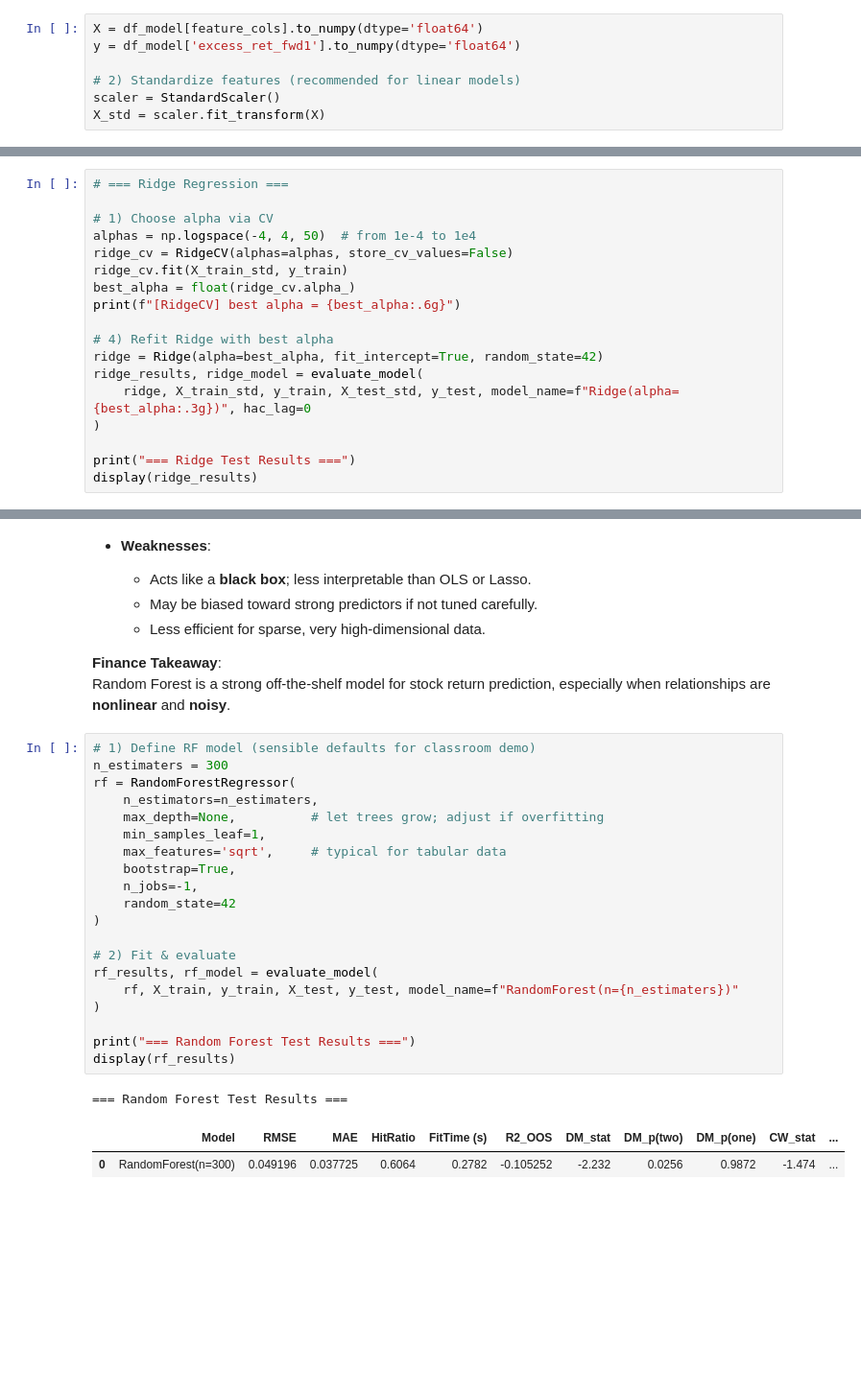
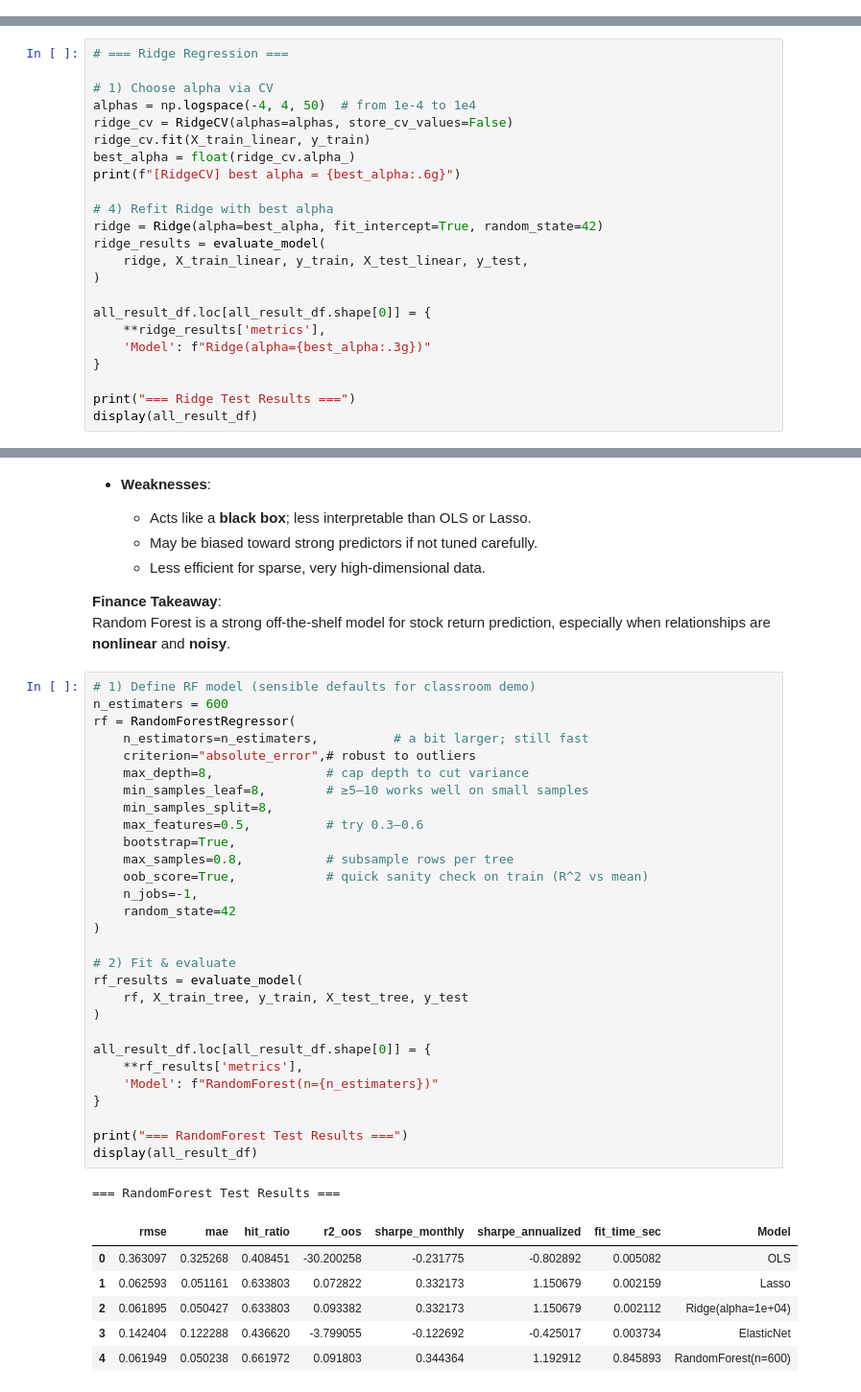
Before and after one commit to wangyouan/AIandFinance2025, a Jupyter notebook: lecture4_simple_algorithms_for_stock_return_prediction.ipynb, the cells around one changed output, grey strips where cells are left out. Shown: that part at 96% size. Saved outputs shown, nothing was run; the diff lists cells and outputs as text; blank space fills up the shorter version.

```diff
--- a/lecture4_simple_algorithms_for_stock_return_prediction.ipynb
+++ b/lecture4_simple_algorithms_for_stock_return_prediction.ipynb
@@ -468,7 +395,0 @@ Test : 2018-01-31 00:00:00 ~ 2020-11-30 00:00:00 123655
-# %%
-X = df_model[feature_cols].to_numpy(dtype='float64')
-y = df_model['excess_ret_fwd1'].to_numpy(dtype='float64')
-
-# 2) Standardize features (recommended for linear models)
-scaler = StandardScaler()
-X_std = scaler.fit_transform(X)
@@ -933,18 +814,23 @@ term_spread      -0.0
 # 1) Choose alpha via CV
 alphas = np.logspace(-4, 4, 50)  # from 1e-4 to 1e4
 ridge_cv = RidgeCV(alphas=alphas, store_cv_values=False)
-ridge_cv.fit(X_train_std, y_train)
+ridge_cv.fit(X_train_linear, y_train)
 best_alpha = float(ridge_cv.alpha_)
 print(f"[RidgeCV] best alpha = {best_alpha:.6g}")
 
 # 4) Refit Ridge with best alpha
 ridge = Ridge(alpha=best_alpha, fit_intercept=True, random_state=42)
-ridge_results, ridge_model = evaluate_model(
-    ridge, X_train_std, y_train, X_test_std, y_test, model_name=f"Ridge(alpha={best_alpha:.3g})", hac_lag=0
+ridge_results = evaluate_model(
+    ridge, X_train_linear, y_train, X_test_linear, y_test,
 )
 
+all_result_df.loc[all_result_df.shape[0]] = {
+    **ridge_results['metrics'],
+    'Model': f"Ridge(alpha={best_alpha:.3g})"
+}
+
 print("=== Ridge Test Results ===")
-display(ridge_results)
+display(all_result_df)
 # %% [output]
 [RidgeCV] best alpha = 10000
 === Ridge Test Results ===
@@ -1075,27 +1004,40 @@ It builds on decision trees but improves stability and accuracy through **baggin
 Random Forest is a strong off-the-shelf model for stock return prediction, especially when relationships are **nonlinear** and **noisy**.
 # %%
 # 1) Define RF model (sensible defaults for classroom demo)
-n_estimaters = 300
+n_estimaters = 600
 rf = RandomForestRegressor(
-    n_estimators=n_estimaters,
-    max_depth=None,          # let trees grow; adjust if overfitting
-    min_samples_leaf=1,
-    max_features='sqrt',     # typical for tabular data
+    n_estimators=n_estimaters,          # a bit larger; still fast
+    criterion="absolute_error",# robust to outliers
+    max_depth=8,               # cap depth to cut variance
+    min_samples_leaf=8,        # ≥5–10 works well on small samples
+    min_samples_split=8,
+    max_features=0.5,          # try 0.3–0.6
     bootstrap=True,
+    max_samples=0.8,           # subsample rows per tree
+    oob_score=True,            # quick sanity check on train (R^2 vs mean)
     n_jobs=-1,
     random_state=42
 )
 
 # 2) Fit & evaluate
-rf_results, rf_model = evaluate_model(
-    rf, X_train, y_train, X_test, y_test, model_name=f"RandomForest(n={n_estimaters})"
+rf_results = evaluate_model(
+    rf, X_train_tree, y_train, X_test_tree, y_test
 )
 
-print("=== Random Forest Test Results ===")
-display(rf_results)
+all_result_df.loc[all_result_df.shape[0]] = {
+    **rf_results['metrics'],
+    'Model': f"RandomForest(n={n_estimaters})"
+}
+
+print("=== RandomForest Test Results ===")
+display(all_result_df)
 # %% [output]
-=== Random Forest Test Results ===
+=== RandomForest Test Results ===
-|  | Model | RMSE | MAE | HitRatio | FitTime (s) | R2_OOS | DM_stat | DM_p(two) | DM_p(one) | CW_stat | ... |
-| 0 | RandomForest(n=300) | 0.049196 | 0.037725 | 0.6064 | 0.2782 | -0.105252 | -2.232 | 0.0256 | 0.9872 | -1.474 | ... |
+|  | rmse | mae | hit_ratio | r2_oos | sharpe_monthly | sharpe_annualized | fit_time_sec | Model |
+| 0 | 0.363097 | 0.325268 | 0.408451 | -30.200258 | -0.231775 | -0.802892 | 0.005082 | OLS |
+| 1 | 0.062593 | 0.051161 | 0.633803 | 0.072822 | 0.332173 | 1.150679 | 0.002159 | Lasso |
+| 2 | 0.061895 | 0.050427 | 0.633803 | 0.093382 | 0.332173 | 1.150679 | 0.002112 | Ridge(alpha=1e+04) |
+| 3 | 0.142404 | 0.122288 | 0.436620 | -3.799055 | -0.122692 | -0.425017 | 0.003734 | ElasticNet |
+| 4 | 0.061949 | 0.050238 | 0.661972 | 0.091803 | 0.344364 | 1.192912 | 0.845893 | RandomForest(n=600) |
 # %%
 # 3) Feature importances
```
Also changed, not shown: parts of 50 cells of this notebook, 2 other files.
